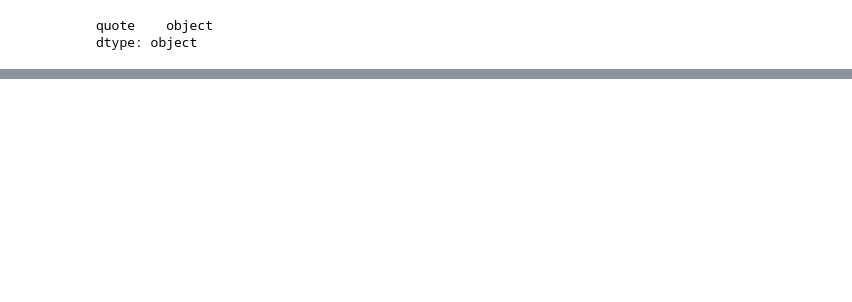
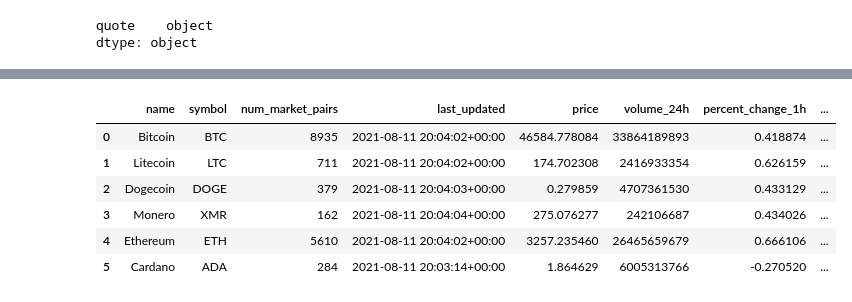
Before and after one commit to jasonjgarcia24/global-crypto-behavior-1, a Jupyter notebook: Global-Crypto-behavior.ipynb, the cells around one changed output, grey strips where cells are left out. Drawn from its saved outputs; the diff is of its cells as text; code cells hidden in the pictures; blank space fills up the shorter version.

Commit message:
updated crypto cleaner function

```diff
--- a/Global-Crypto-behavior.ipynb
+++ b/Global-Crypto-behavior.ipynb
@@ -225,0 +216,12 @@ df_combined
+# %%
+df= crypto_cleaner(data.dataframe)
+# %%
+df
+# %% [output]
+|  | name | symbol | num_market_pairs | last_updated | price | volume_24h | percent_change_1h | ... |
+| 0 | Bitcoin | BTC | 8935 | 2021-08-11 20:04:02+00:00 | 46584.778084 | 33864189893 | 0.418874 | ... |
+| 1 | Litecoin | LTC | 711 | 2021-08-11 20:04:02+00:00 | 174.702308 | 2416933354 | 0.626159 | ... |
+| 2 | Dogecoin | DOGE | 379 | 2021-08-11 20:04:03+00:00 | 0.279859 | 4707361530 | 0.433129 | ... |
+| 3 | Monero | XMR | 162 | 2021-08-11 20:04:04+00:00 | 275.076277 | 242106687 | 0.434026 | ... |
+| 4 | Ethereum | ETH | 5610 | 2021-08-11 20:04:02+00:00 | 3257.235460 | 26465659679 | 0.666106 | ... |
+| 5 | Cardano | ADA | 284 | 2021-08-11 20:03:14+00:00 | 1.864629 | 6005313766 | -0.270520 | ... |
```
Also changed, not shown: parts of 15 cells of this notebook, 2 other files.
